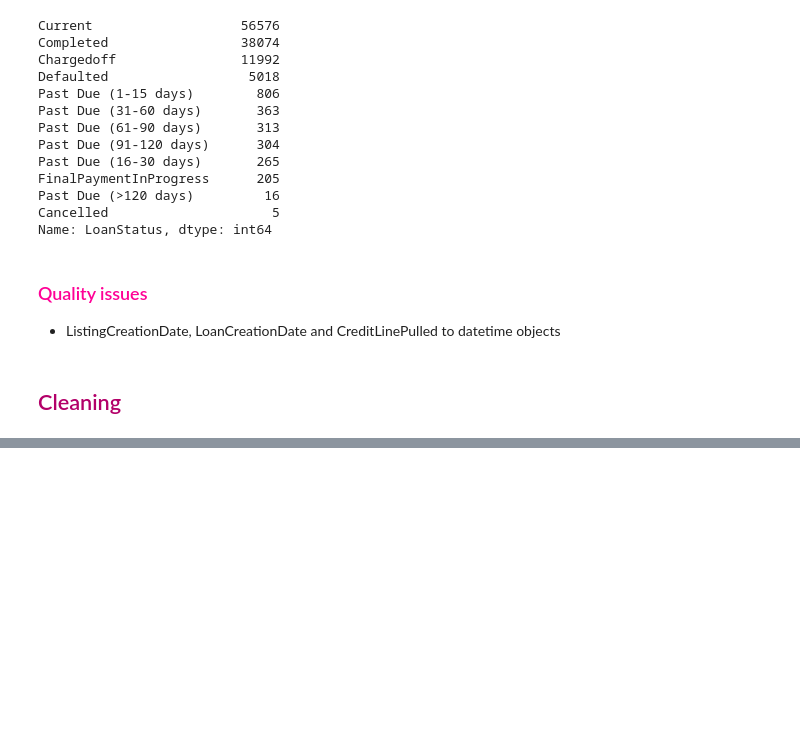
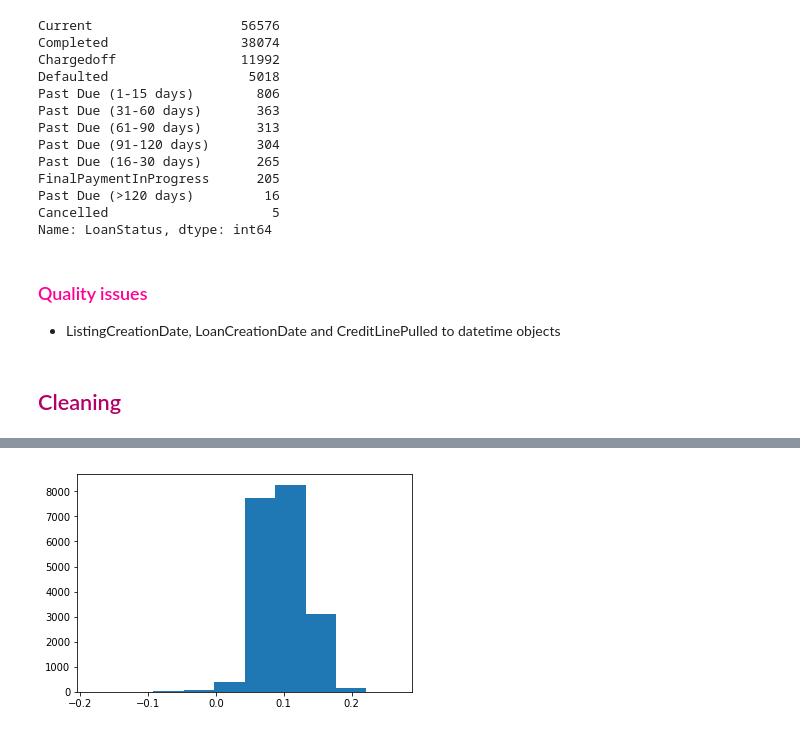
Before and after one commit to jovanmedfordDataAnalyst/loan-data-from-prosper, a Jupyter notebook: loan-analysis.ipynb, the cells around one changed output, grey strips where cells are left out. Cells and saved outputs as stored; diff of their text form; code cells hidden in the pictures; blank space fills up the shorter version.

Commit message:
chore: Add Univariate histogram plots

```diff
--- a/loan-analysis.ipynb
+++ b/loan-analysis.ipynb
@@ -123,0 +132,4 @@ Name: LoanStatus, dtype: int64
+# %%
+plt.hist(loans.dropna()["EstimatedReturn"]);
+# %% [output]
+[figure, added]
```
Also changed, not shown: parts of 5 cells of this notebook.
